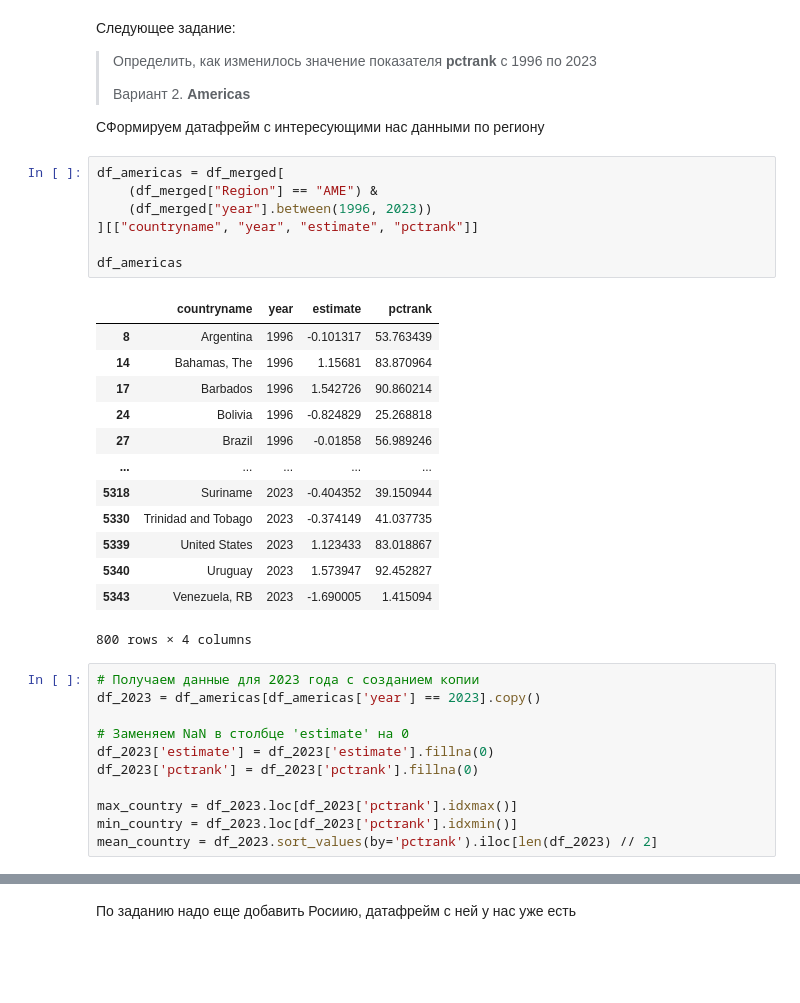
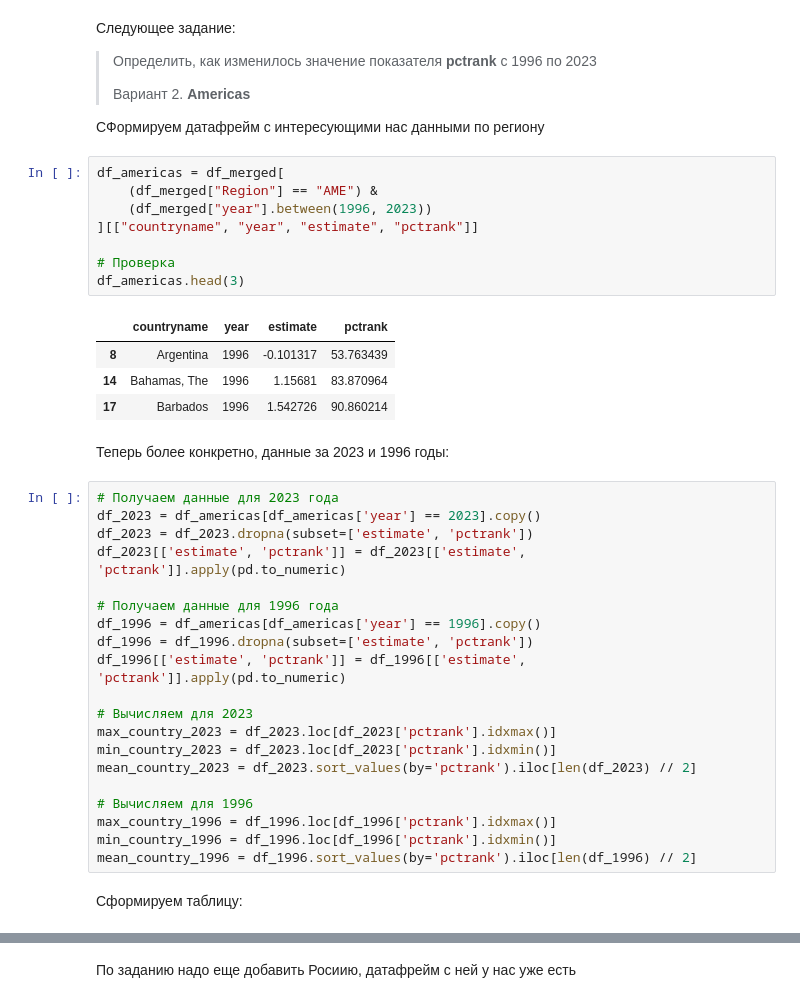
Before and after one commit to SARWX/mlmethods, a Jupyter notebook: task1.ipynb, the cells around one changed output, grey strips where cells are left out. Cells and saved outputs as stored; diff of their text form; blank space fills up the shorter version.

```diff
--- a/task1.ipynb
+++ b/task1.ipynb
@@ -219,33 +198,38 @@ plt.show()
 # %%
 df_americas = df_merged[
     (df_merged["Region"] == "AME") &
     (df_merged["year"].between(1996, 2023))
 ][["countryname", "year", "estimate", "pctrank"]]
 
-df_americas
+# Проверка
+df_americas.head(3)
 # %% [output]
 |  | countryname | year | estimate | pctrank |
 | 8 | Argentina | 1996 | -0.101317 | 53.763439 |
 | 14 | Bahamas, The | 1996 | 1.15681 | 83.870964 |
 | 17 | Barbados | 1996 | 1.542726 | 90.860214 |
-| 24 | Bolivia | 1996 | -0.824829 | 25.268818 |
-| 27 | Brazil | 1996 | -0.01858 | 56.989246 |
-| ... | ... | ... | ... | ... |
-| 5318 | Suriname | 2023 | -0.404352 | 39.150944 |
-| 5330 | Trinidad and Tobago | 2023 | -0.374149 | 41.037735 |
-| 5339 | United States | 2023 | 1.123433 | 83.018867 |
-| 5340 | Uruguay | 2023 | 1.573947 | 92.452827 |
-| 5343 | Venezuela, RB | 2023 | -1.690005 | 1.415094 |
-800 rows × 4 columns
+# %% [markdown]
+Теперь более конкретно, данные за 2023 и 1996 годы:
 # %%
-# Получаем данные для 2023 года с созданием копии
+# Получаем данные для 2023 года
 df_2023 = df_americas[df_americas['year'] == 2023].copy()
+df_2023 = df_2023.dropna(subset=['estimate', 'pctrank'])
+df_2023[['estimate', 'pctrank']] = df_2023[['estimate', 'pctrank']].apply(pd.to_numeric)
 
-# Заменяем NaN в столбце 'estimate' на 0
-df_2023['estimate'] = df_2023['estimate'].fillna(0)
-df_2023['pctrank'] = df_2023['pctrank'].fillna(0)
+# Получаем данные для 1996 года
+df_1996 = df_americas[df_americas['year'] == 1996].copy()
+df_1996 = df_1996.dropna(subset=['estimate', 'pctrank'])
+df_1996[['estimate', 'pctrank']] = df_1996[['estimate', 'pctrank']].apply(pd.to_numeric)
 
-max_country = df_2023.loc[df_2023['pctrank'].idxmax()]
-min_country = df_2023.loc[df_2023['pctrank'].idxmin()]
-mean_country = df_2023.sort_values(by='pctrank').iloc[len(df_2023) // 2]
+# Вычисляем для 2023
+max_country_2023 = df_2023.loc[df_2023['pctrank'].idxmax()]
+min_country_2023 = df_2023.loc[df_2023['pctrank'].idxmin()]
+mean_country_2023 = df_2023.sort_values(by='pctrank').iloc[len(df_2023) // 2]
+
+# Вычисляем для 1996
+max_country_1996 = df_1996.loc[df_1996['pctrank'].idxmax()]
+min_country_1996 = df_1996.loc[df_1996['pctrank'].idxmin()]
+mean_country_1996 = df_1996.sort_values(by='pctrank').iloc[len(df_1996) // 2]
+# %% [markdown]
+Сформируем таблицу:
 # %%
```
Also changed, not shown: parts of 47 cells of this notebook.
